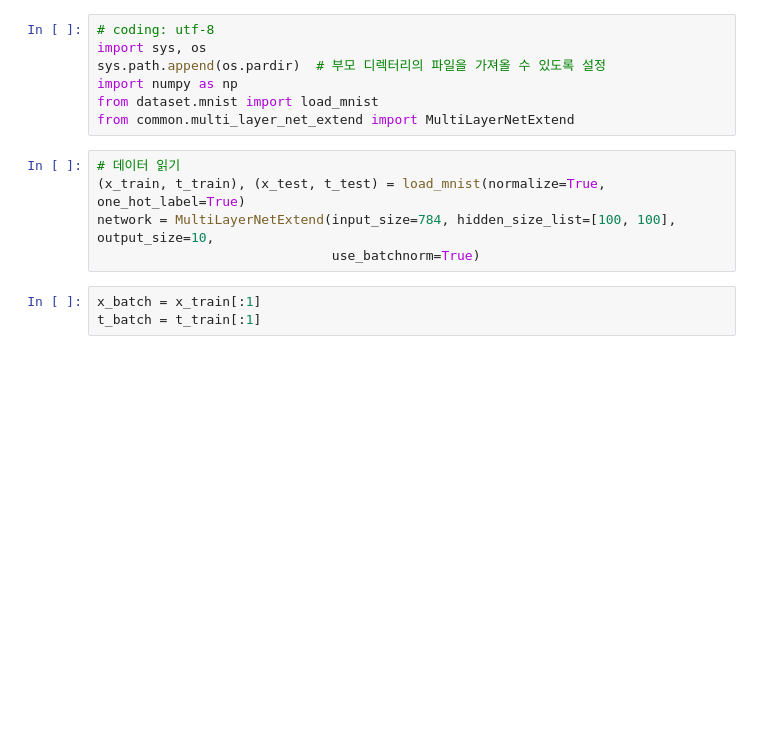
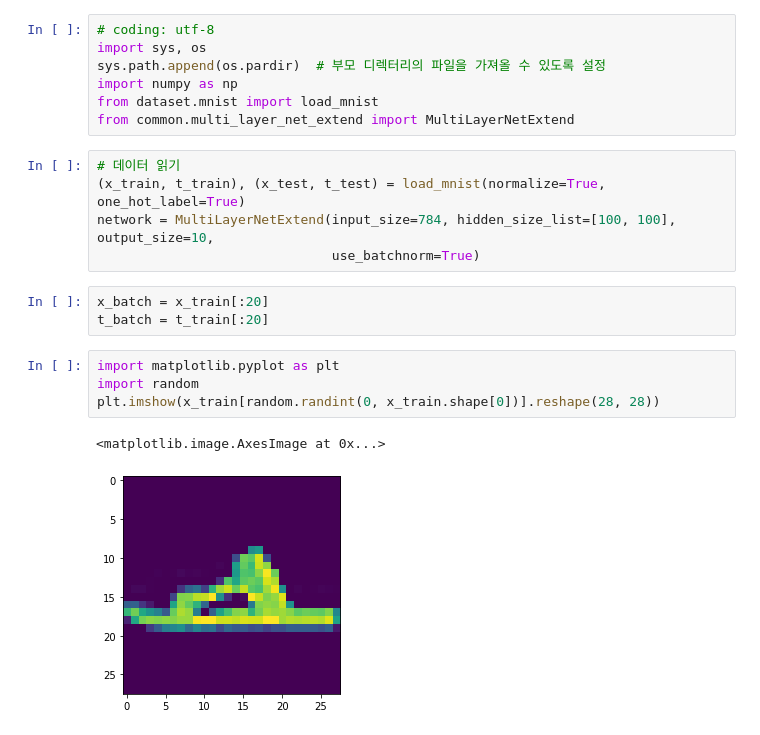
Before and after one commit to Greathoney/isd, a Jupyter notebook: deep-learning-from-scratch-master/ch06/check.ipynb, the cells around one changed output. Saved outputs shown, nothing was run; the diff lists cells and outputs as text; blank space fills up the shorter version.

```diff
--- a/deep-learning-from-scratch-master/ch06/check.ipynb
+++ b/deep-learning-from-scratch-master/ch06/check.ipynb
@@ -13,8 +13,15 @@ from common.multi_layer_net_extend import MultiLayerNetExtend
 network = MultiLayerNetExtend(input_size=784, hidden_size_list=[100, 100], output_size=10,
                               use_batchnorm=True)
 # %%
-x_batch = x_train[:1]
-t_batch = t_train[:1]
+x_batch = x_train[:20]
+t_batch = t_train[:20]
+# %%
+import matplotlib.pyplot as plt
+import random
+plt.imshow(x_train[random.randint(0, x_train.shape[0])].reshape(28, 28))
+# %% [output]
+<matplotlib.image.AxesImage at 0x...>
+[figure, added]
 # %%
 grad_backprop = network.gradient(x_batch, t_batch)
 grad_numerical = network.numerical_gradient(x_batch, t_batch)
```
Also changed, not shown: parts of 41 cells of this notebook, 7 other files.
